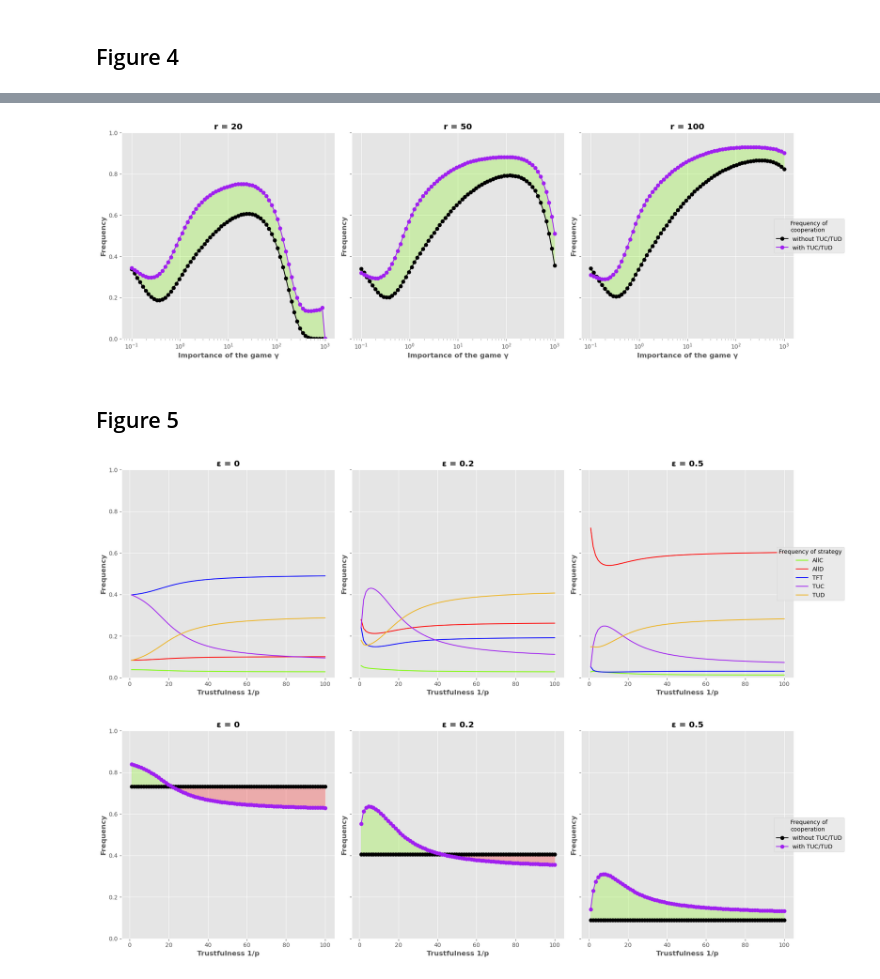
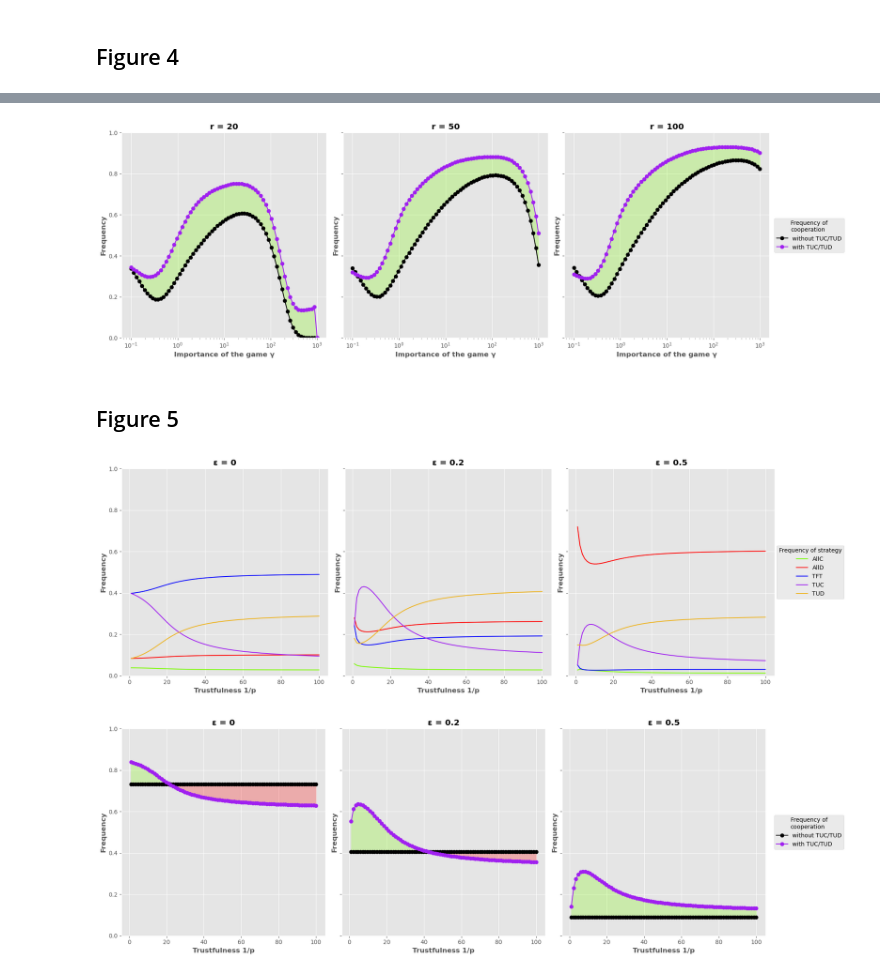
Before and after one commit to mwallemacq/CGT-project-trust-based-strategies, a Jupyter notebook: core_implementation.ipynb, the cells around one changed output, grey strips where cells are left out. Saved outputs shown, nothing was run; the diff lists cells and outputs as text; code cells hidden in the pictures.

```diff
--- a/core_implementation.ipynb
+++ b/core_implementation.ipynb
@@ -357,35 +357,35 @@ for i, j in enumerate(r_vals):
         label="without TUC/TUD"
     )
 
     ax.semilogx(
         gamma_vals, cooperation_with_trust,
         color="#a020f0", marker="o",
         label="with TUC/TUD"
     )
 
     ax.fill_between(
         gamma_vals,
         cooperation_without_trust,
         cooperation_with_trust,
         where=None,
         color="#7cfc00",
         alpha=0.25,
         interpolate=False
     )
 
     ax.set_title(f"r = {j}", fontweight="bold")
     ax.set_xlabel("Importance of the game γ", fontweight="bold")
     ax.set_ylabel("Frequency", fontweight="bold")
     ax.set_ylim(0, 1.0)
 
 
 legend = ax.legend(title="""Frequency of\ncooperation""",
                     loc='center right',
-                    bbox_to_anchor=(1.25, 0.5))
+                    bbox_to_anchor=(1.38, 0.5))
 plt.tight_layout()
 plt.show()
 # %% [output]
-[figure, old version]
+[figure, new version]
 # %% [markdown]
 ## Figure 5
 # %%
@@ -435,12 +435,12 @@ for i, j in enumerate(eps_vals):
 
 legend = ax.legend(title="""Frequency of strategy""",
                    loc='center right',
-                   bbox_to_anchor=(1.25, 0.5))
+                   bbox_to_anchor=(1.35, 0.5))
 
 plt.tight_layout()
 plt.show()
 # %% [output]
-[figure, old version]
+[figure, new version]
 # %%
 plt.style.use("ggplot")
 
@@ -529,8 +529,8 @@ for i, j in enumerate(eps_vals):
 
 legend = ax.legend(title="""Frequency of\ncooperation""",
                     loc='center right',
-                    bbox_to_anchor=(1.25, 0.5))
+                    bbox_to_anchor=(1.40, 0.5))
 plt.tight_layout()
 plt.show()
 # %% [output]
-[figure, old version]
+[figure, new version]
```
Also changed, not shown: parts of 2 cells of this notebook.
